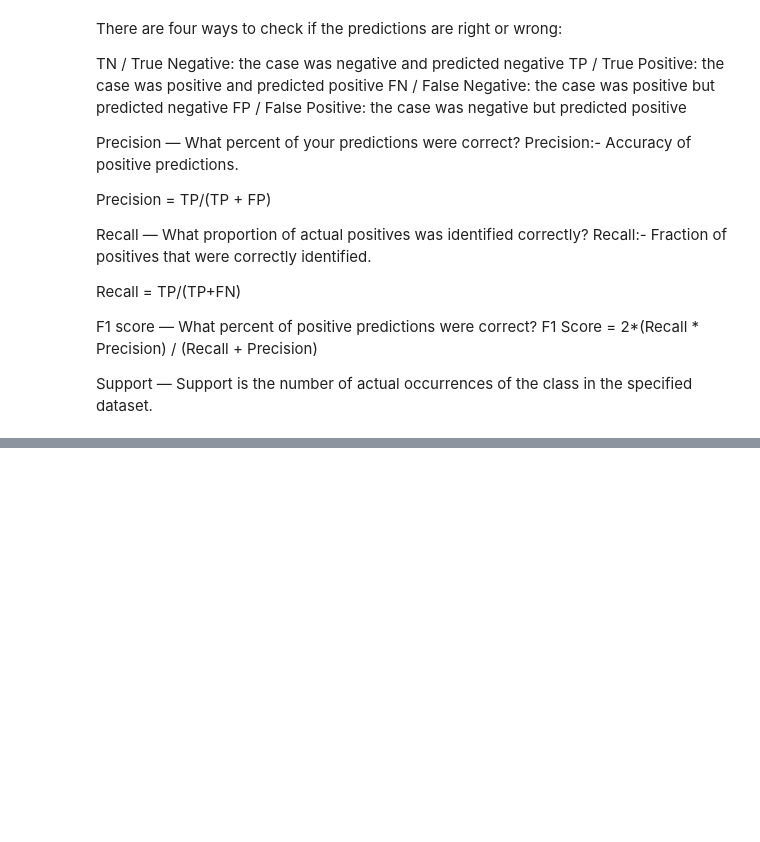
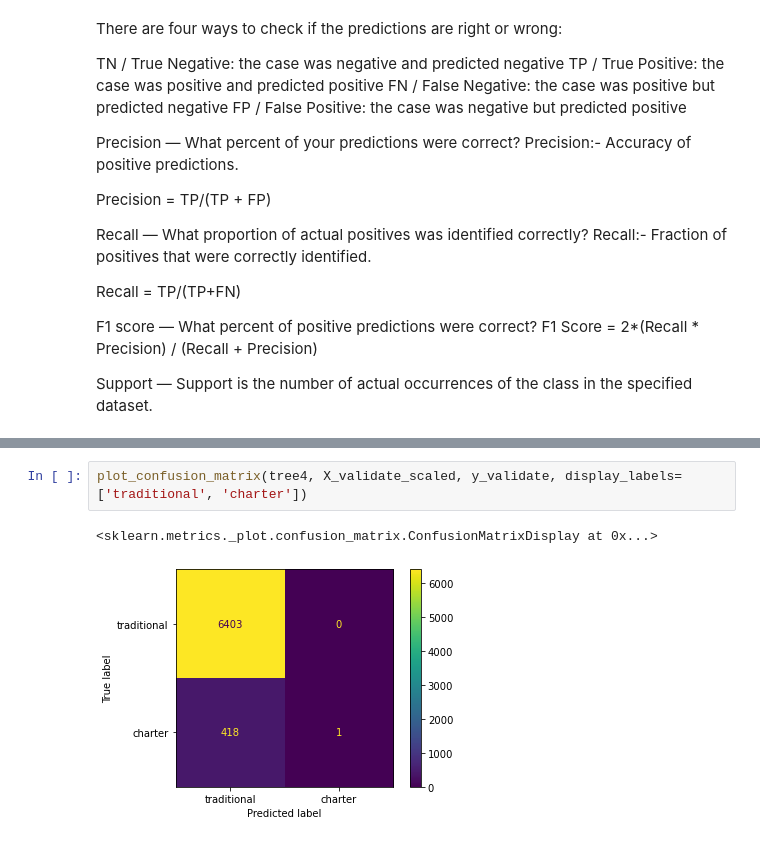
Before and after one commit to raedownen/independent_classification, a Jupyter notebook: notebook.ipynb, the cells around one changed output, grey strips where cells are left out. Cells and saved outputs as stored; diff of their text form; blank space fills up the shorter version.

```diff
--- a/notebook.ipynb
+++ b/notebook.ipynb
@@ -1317,0 +1401,5 @@ Support — Support is the number of actual occurrences of the class in the spec
+# %%
+plot_confusion_matrix(tree4, X_validate_scaled, y_validate, display_labels=['traditional', 'charter'])
+# %% [output]
+<sklearn.metrics._plot.confusion_matrix.ConfusionMatrixDisplay at 0x...>
+[figure, added]
```
Also changed, not shown: parts of 29 cells of this notebook.
